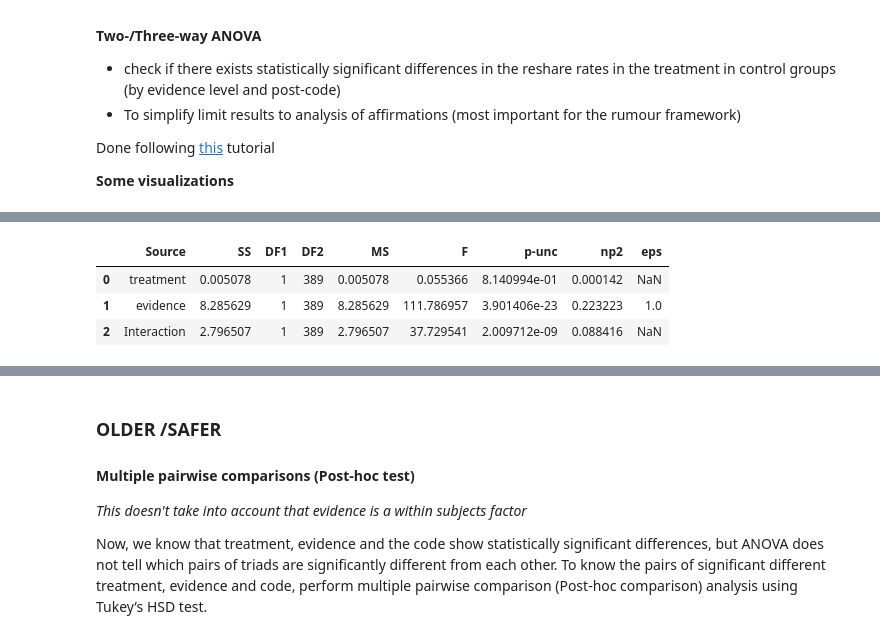
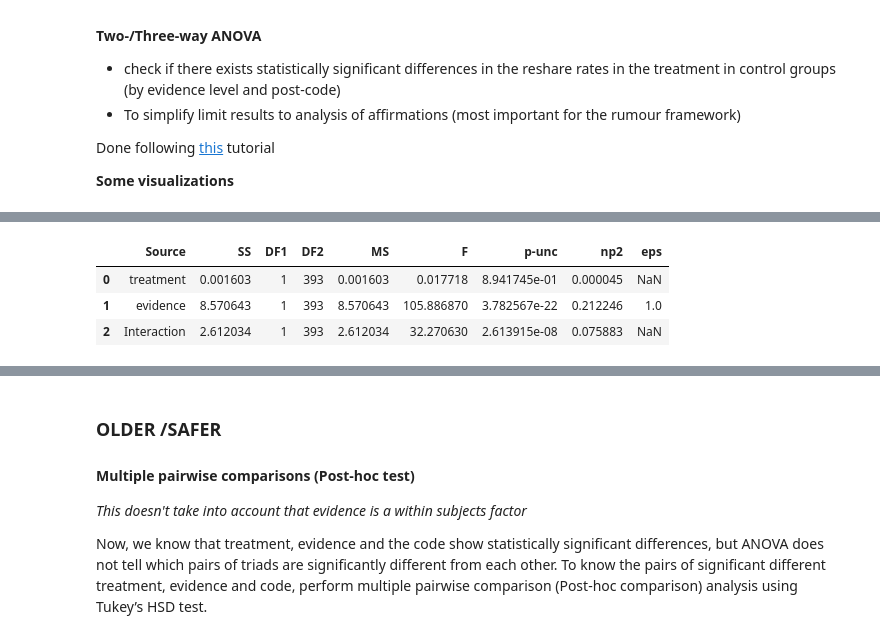
Before and after one commit to cameron-raymond/SDS-Thesis, a Jupyter notebook: notebooks/Descriptive_Analysis.ipynb, the cells around one changed output, grey strips where cells are left out. Drawn from its saved outputs; the diff is of its cells as text; code cells hidden in the pictures.

```diff
--- a/notebooks/Descriptive_Analysis.ipynb
+++ b/notebooks/Descriptive_Analysis.ipynb
@@ -15,5 +15,6 @@ sns.set_style("whitegrid",{'axes.spines.left' : False,
 sns.set_context("talk")
 participants = pd.read_csv("../data/processed/mock_data/participant-schema.csv",index_col=0)
 posts = pd.read_csv("../data/processed/mock_data/posts-schema.csv",index_col=0)
-posts
+reshare_rates = pd.read_csv("../data/processed/mock_data/reshare_rates.csv")
+reshare_rates
 # %% [output]
@@ -106,21 +106,19 @@ Done following [this](https://www.reneshbedre.com/blog/anova.html) tutorial
 
 **Some visualizations**
 # %%
-group_cols = ["PROLIFIC_ID","treatment","evidence","code"]
-reshare_rates = pd.DataFrame(posts.groupby(group_cols)["reshared"].sum() / posts.groupby(group_cols)["reshared"].count()).reset_index()
-# Nicely format labels
-reshare_rates['treatment'] = reshare_rates['treatment'].replace({False: 'Control',
-                                                                 True: 'Treatment'})
+melted = reshare_rates.melt(id_vars=reshare_rates.columns[:-4],
+                            value_vars=reshare_rates.columns[-4:],
+                            var_name='code',
+                            value_name='reshared')
 sorting_dict = {'Control': 0,
                 'Treatment': 1,
                 'Affirms': 0,
                 'Denies': 1,
                 'Neutral': 2,
                 'Questions': 3}
-reshare_rates['code'] = reshare_rates['code'].str.title()
-reshare_rates["evidence"] = reshare_rates["evidence"].str.title()
-reshare_rates = reshare_rates.sort_values(by=['treatment','code'],key=lambda x: x.map(sorting_dict))
-g = sns.displot(data=reshare_rates,
+melted = melted.sort_values(by=['treatment','code'],key=lambda x: x.map(sorting_dict))
+
+g = sns.displot(data=melted,
             x="reshared",
             hue="evidence",
             col="treatment",
@@ -130,5 +128,5 @@ g = sns.displot(data=reshare_rates,
             kind="kde")
 g.set_titles(col_template="{col_name}", row_template="{row_name} Rumour")
 g.set_axis_labels(x_var="Reshare Rate")
-g.fig.savefig("../figures/descriptive_analysis/reshare_rate-hist.pdf")
+# g.fig.savefig("../figures/descriptive_analysis/reshare_rate-hist.pdf")
 # %% [output]
@@ -150,12 +150,12 @@ g.savefig("../figures/descriptive_analysis/reshare_rate-point_plot.pdf")
 # %%
 from pingouin import mixed_anova
-affirmation_rates = reshare_rates[reshare_rates["code"]=="Affirms"]
-affirmation_rates.mixed_anova(dv='reshared',
-                              between='treatment',
-                              within='evidence',
-                              subject='PROLIFIC_ID')
+
+reshare_rates.mixed_anova(dv='Affirms',
+                          between='treatment',
+                          within='evidence',
+                          subject='PROLIFIC_ID')
 # %% [output]
 |  | Source | SS | DF1 | DF2 | MS | F | p-unc | np2 | eps |
-| 0 | treatment | 0.005078 | 1 | 389 | 0.005078 | 0.055366 | 8.140994e-01 | 0.000142 | NaN |
-| 1 | evidence | 8.285629 | 1 | 389 | 8.285629 | 111.786957 | 3.901406e-23 | 0.223223 | 1.0 |
-| 2 | Interaction | 2.796507 | 1 | 389 | 2.796507 | 37.729541 | 2.009712e-09 | 0.088416 | NaN |
+| 0 | treatment | 0.001603 | 1 | 393 | 0.001603 | 0.017718 | 8.941745e-01 | 0.000045 | NaN |
+| 1 | evidence | 8.570643 | 1 | 393 | 8.570643 | 105.886870 | 3.782567e-22 | 0.212246 | 1.0 |
+| 2 | Interaction | 2.612034 | 1 | 393 | 2.612034 | 32.270630 | 2.613915e-08 | 0.075883 | NaN |
```
Also changed, not shown: parts of 10 cells of this notebook, 6 other files.
